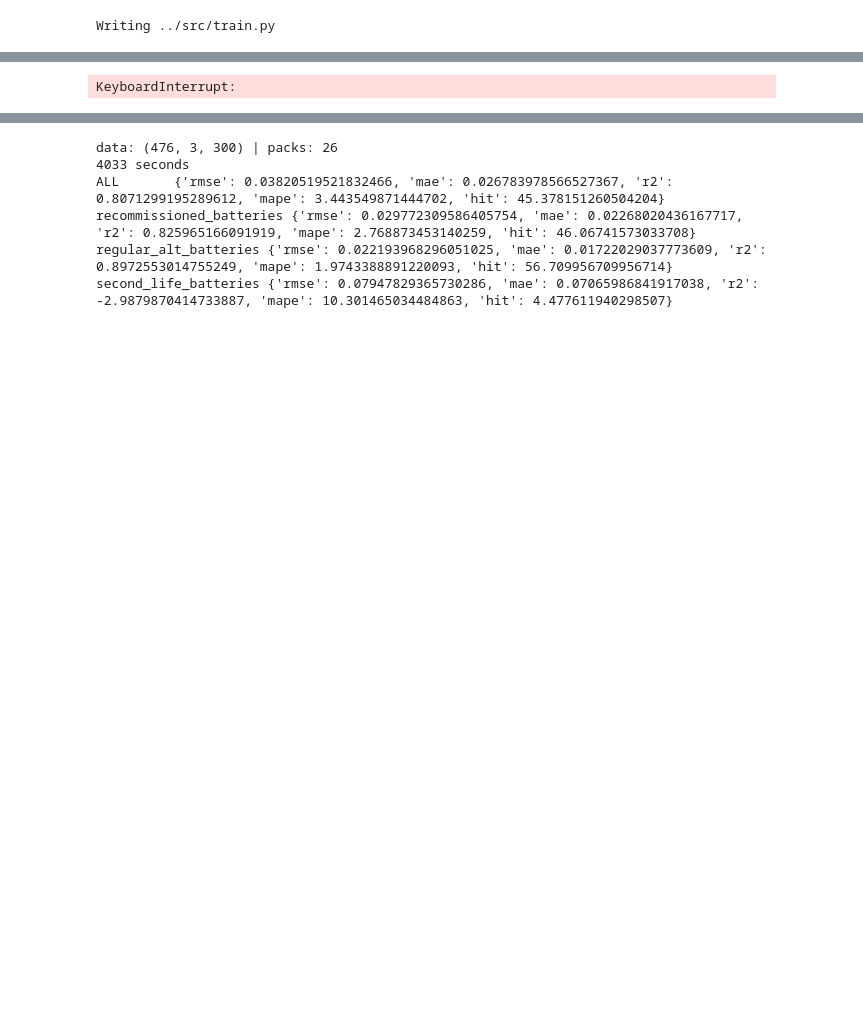
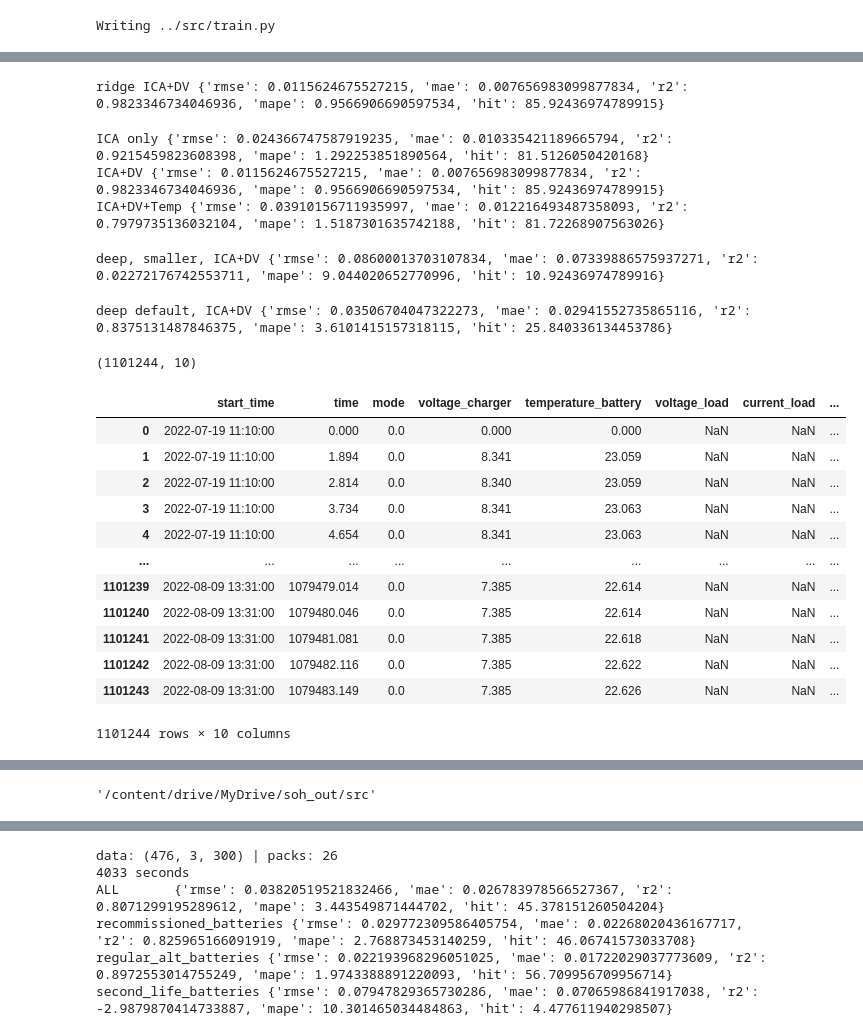
Before and after one commit to prfvl/sohbasepaper, a Jupyter notebook: soh/notebooks/03_model_train.ipynb, the cells around one changed output, grey strips where cells are left out. Saved outputs shown, nothing was run; the diff lists cells and outputs as text; code cells hidden in the pictures; blank space fills up the shorter version.

```diff
--- a/soh/notebooks/03_model_train.ipynb
+++ b/soh/notebooks/03_model_train.ipynb
@@ -470,11 +385,68 @@ Writing ../src/train.py
+# %%
+from sklearn.linear_model import RidgeCV
+
+def lopo_ridge(X, y, pack, ch):
+    F = X[:, list(ch)].reshape(len(X), -1)     # flatten channels x 300 -> one vector per sample
+    P = np.zeros_like(y)
+    for pk in np.unique(pack):
+        te = pack == pk
+        mu, sd = F[~te].mean(0), F[~te].std(0) + 1e-8
+        r = RidgeCV(alphas=np.logspace(-2, 4, 20)).fit((F[~te]-mu)/sd, y[~te])
+        P[te] = r.predict((F[te]-mu)/sd)
+    return P
+
+Pr = lopo_ridge(X, y, pack, ch=(0,1))   # ICA + DV
+print("ridge ICA+DV", train.metrics(y, Pr))
+#ridge baseline - to compare to what we trained on LOPO
+# %% [output]
+ridge ICA+DV {'rmse': 0.0115624675527215, 'mae': 0.007656983099877834, 'r2': 0.9823346734046936, 'mape': 0.9566906690597534, 'hit': 85.92436974789915}
+# %%
+for name, ch in [("ICA only", [0]), ("ICA+DV", [0,1]), ("ICA+DV+Temp", [0,1,2])]:
+    P = lopo_ridge(X, y, pack, ch=ch)
+    print(name, train.metrics(y, P))
+    #channel ablation on ridge
+# %% [output]
+ICA only {'rmse': 0.024366747587919235, 'mae': 0.010335421189665794, 'r2': 0.9215459823608398, 'mape': 1.292253851890564, 'hit': 81.5126050420168}
+ICA+DV {'rmse': 0.0115624675527215, 'mae': 0.007656983099877834, 'r2': 0.9823346734046936, 'mape': 0.9566906690597534, 'hit': 85.92436974789915}
+ICA+DV+Temp {'rmse': 0.03910156711935997, 'mae': 0.012216493487358093, 'r2': 0.7979735136032104, 'mape': 1.5187301635742188, 'hit': 81.72268907563026}
+# %%
+from src import model
+P2 = train.lopo(X[:, [0,1]], y, pack, seed=0, model_kw=dict(c=16, h=32, p=0.3), wd=1e-3, noise=0.05)
+print("deep, smaller, ICA+DV", train.metrics(y, P2))
+#shrinking deep model -  fewer parameters (55k on 476 samples too much)
+#deep, smaller, ICA+DV {'rmse': 0.08600013703107834, 'mae': 0.07339886575937271, 'r2': 0.02272176742553711, 'mape': 9.044020652770996, 'hit': 10.92436974789916}
+#means ridge model (linear regression) is better also RMSE is mean guess floor
+# %% [output]
+deep, smaller, ICA+DV {'rmse': 0.08600013703107834, 'mae': 0.07339886575937271, 'r2': 0.02272176742553711, 'mape': 9.044020652770996, 'hit': 10.92436974789916}
 # %%
-import time, numpy as np, sys
+import sys
 sys.path.insert(0, "..")
-from src import train
+from src import model, train
+import numpy as np
 X, y, pack, group = train.load()
-t = time.time()
-P = train.lopo(X, y, pack, seed=0)
-print(round(time.time()-t), "seconds")
-print(train.metrics(y, P))
-# %% [output]
-KeyboardInterrupt:
+# %%
+P3 = train.lopo(X[:, [0,1]], y, pack, seed=0)   # default settings, same as your first full run
+print("deep default, ICA+DV", train.metrics(y, P3))
+#trying just on ICA+DV instead of ICA+DV+TEMP, checking if temp hurts the deep model or not
+# %% [output]
+deep default, ICA+DV {'rmse': 0.03506704047322273, 'mae': 0.02941552735865116, 'r2': 0.8375131487846375, 'mape': 3.6101415157318115, 'hit': 25.840336134453786}
+# %%
+import pandas as pd
+df = pd.read_csv("../data/raw/alt/regular_alt_batteries/battery00.csv")
+print(df.shape)
+df
+# %% [output]
+(1101244, 10)
+|  | start_time | time | mode | voltage_charger | temperature_battery | voltage_load | current_load | ... |
+| 0 | 2022-07-19 11:10:00 | 0.000 | 0.0 | 0.000 | 0.000 | NaN | NaN | ... |
+| 1 | 2022-07-19 11:10:00 | 1.894 | 0.0 | 8.341 | 23.059 | NaN | NaN | ... |
+| 2 | 2022-07-19 11:10:00 | 2.814 | 0.0 | 8.340 | 23.059 | NaN | NaN | ... |
+| 3 | 2022-07-19 11:10:00 | 3.734 | 0.0 | 8.341 | 23.063 | NaN | NaN | ... |
+| 4 | 2022-07-19 11:10:00 | 4.654 | 0.0 | 8.341 | 23.063 | NaN | NaN | ... |
+| ... | ... | ... | ... | ... | ... | ... | ... | ... |
+| 1101239 | 2022-08-09 13:31:00 | 1079479.014 | 0.0 | 7.385 | 22.614 | NaN | NaN | ... |
+| 1101240 | 2022-08-09 13:31:00 | 1079480.046 | 0.0 | 7.385 | 22.614 | NaN | NaN | ... |
+| 1101241 | 2022-08-09 13:31:00 | 1079481.081 | 0.0 | 7.385 | 22.618 | NaN | NaN | ... |
+| 1101242 | 2022-08-09 13:31:00 | 1079482.116 | 0.0 | 7.385 | 22.622 | NaN | NaN | ... |
+| 1101243 | 2022-08-09 13:31:00 | 1079483.149 | 0.0 | 7.385 | 22.626 | NaN | NaN | ... |
+1101244 rows × 10 columns
@@ -480,0 +454,6 @@ KeyboardInterrupt:
+# %%
+import shutil
+shutil.copytree("../data/processed", "/content/drive/MyDrive/soh_out/processed", dirs_exist_ok=True)
+shutil.copytree("../src", "/content/drive/MyDrive/soh_out/src", dirs_exist_ok=True)
+# %% [output]
+'/content/drive/MyDrive/soh_out/src'
```
Also changed, not shown: parts of 37 cells of this notebook.
